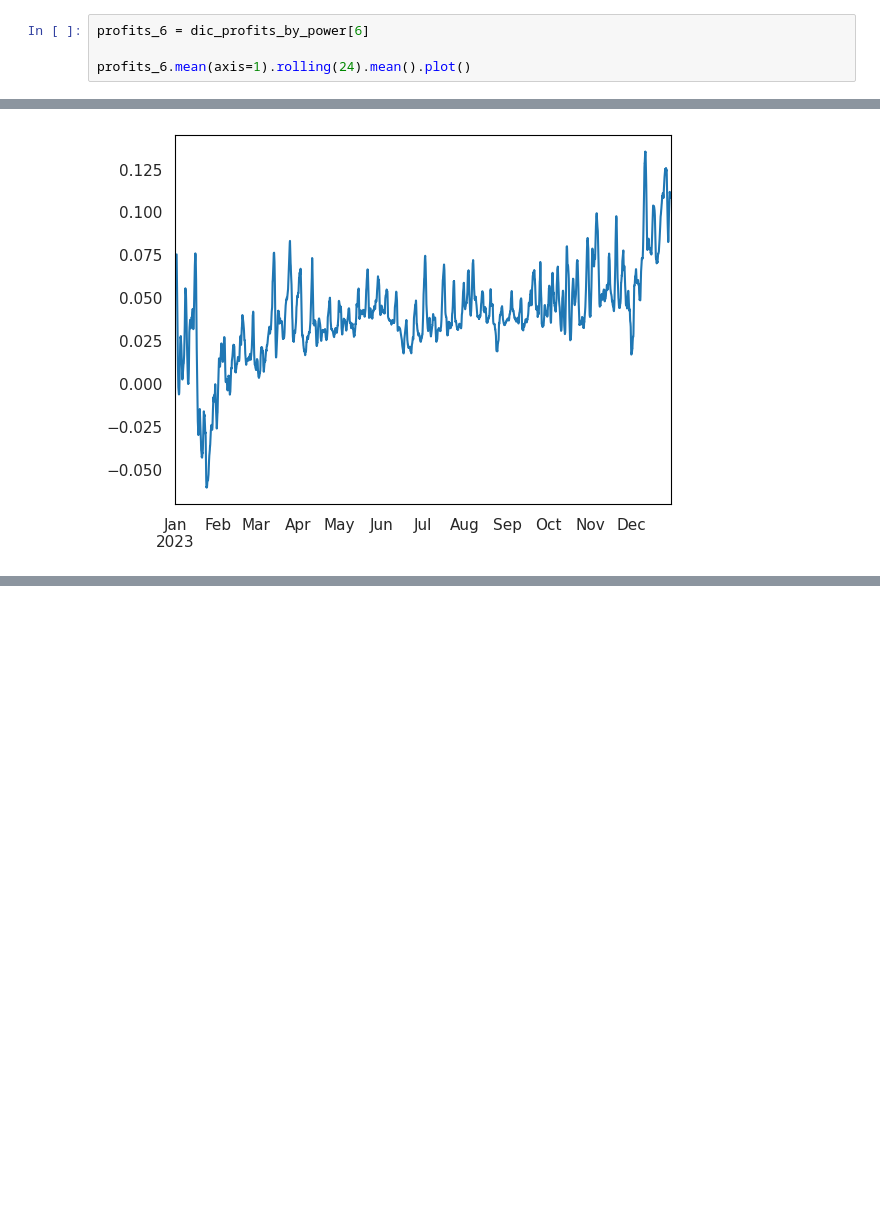
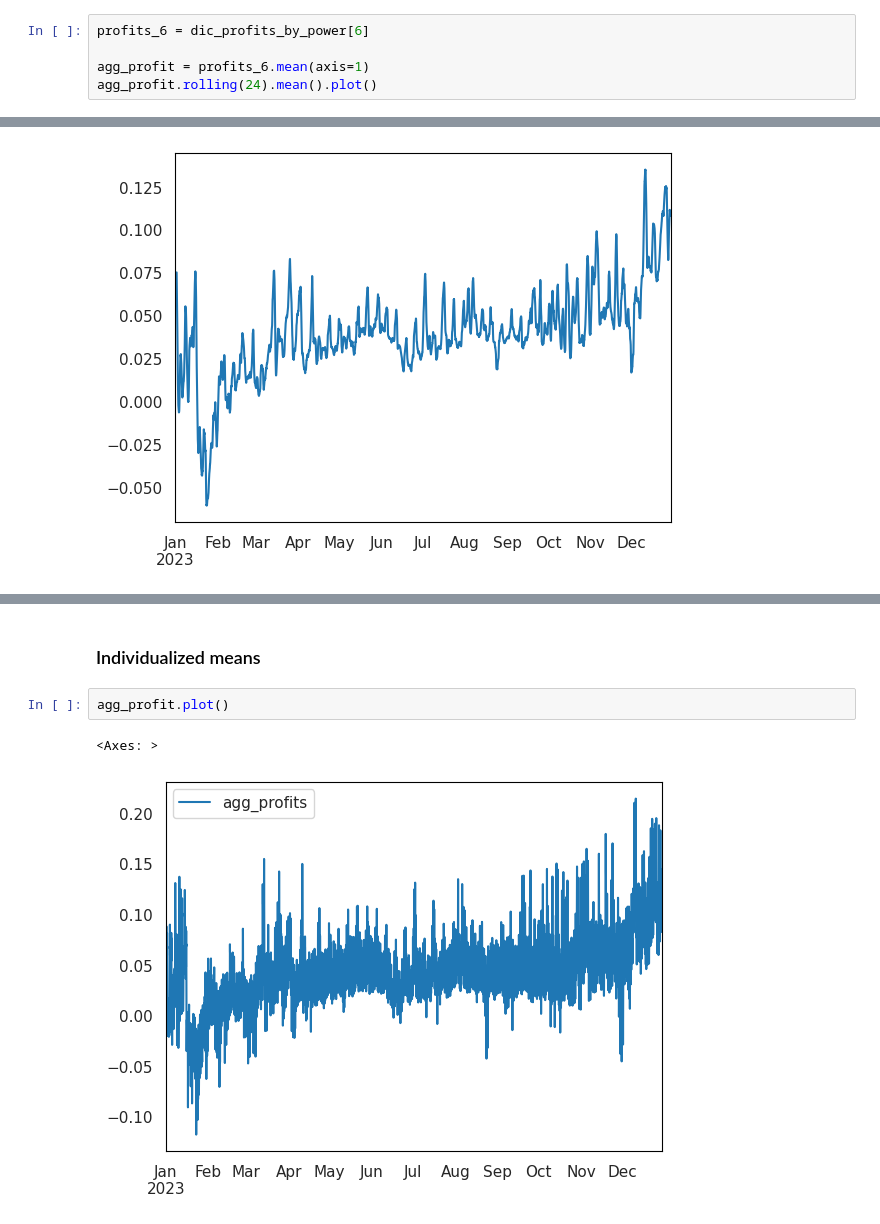
Before and after one commit to sylvaingchassang/generous_dynamic_contracting, a Jupyter notebook: gdc/notebooks/aligned_contracts_realized_price.ipynb, the cells around one changed output, grey strips where cells are left out. Drawn from its saved outputs; the diff is of its cells as text; blank space fills up the shorter version.

Commit message:
individualized adjustments

```diff
--- a/gdc/notebooks/aligned_contracts_realized_price.ipynb
+++ b/gdc/notebooks/aligned_contracts_realized_price.ipynb
@@ -40,7 +41,8 @@ for p in [6, 9, 12]:
 # %%
 profits_6 = dic_profits_by_power[6]
 
-profits_6.mean(axis=1).rolling(24).mean().plot()
+agg_profit = profits_6.mean(axis=1)
+agg_profit.rolling(24).mean().plot()
 # %% [output]
 <Axes: >
 [figure]
@@ -78,0 +101,7 @@ np.float64(0.07748131354427312)
+# %% [markdown]
+### Individualized means
+# %%
+agg_profit.plot()
+# %% [output]
+<Axes: >
+[figure, added]
```
Also changed, not shown: parts of 17 cells of this notebook.
